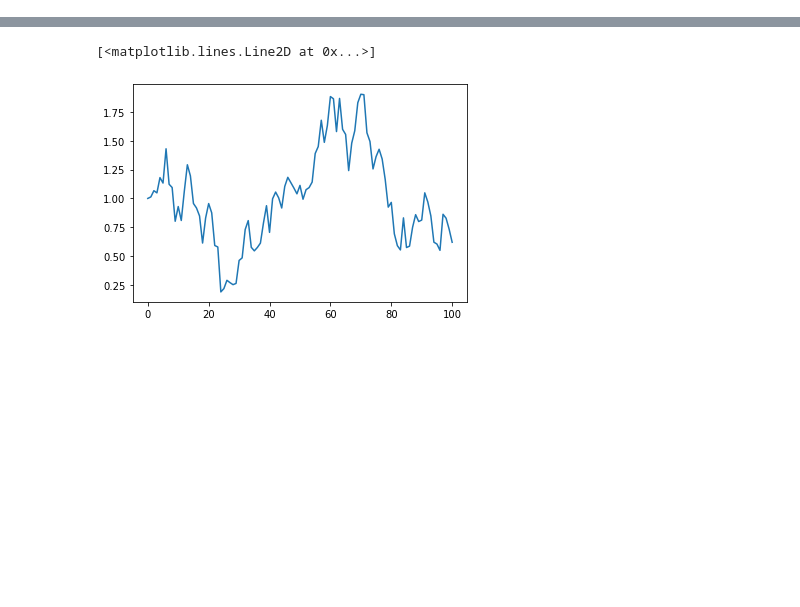
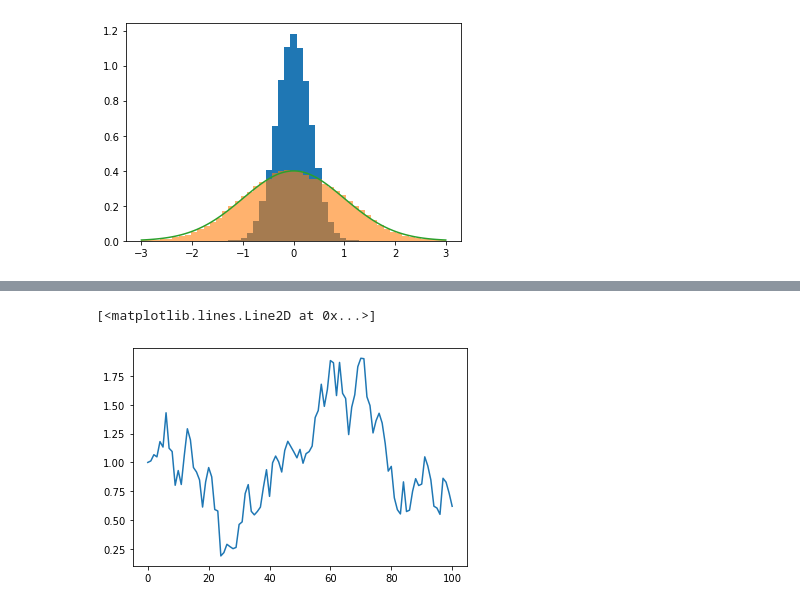
Before and after one commit to phillipmurray/DL_integrated_variance, a Jupyter notebook: notebooks/Untitled.ipynb, the cells around one changed output, grey strips where cells are left out. Drawn from its saved outputs; the diff is of its cells as text; code cells hidden in the pictures; blank space fills up the shorter version.

```diff
--- a/notebooks/Untitled.ipynb
+++ b/notebooks/Untitled.ipynb
@@ -28,3 +32,14 @@ iv = iv.squeeze()
+# %%
+from scipy.stats import norm
+
+true_iv = X.integrated_variance()
+tt = np.linspace(-3.0, 3.0, 100)
+plt.hist(X.get_norm_increments(), bins=np.linspace(-3,3,50), density=True)
+plt.hist(z, bins=np.linspace(-3,3,50), alpha=0.6, density=True)
+plt.plot(x, norm.pdf(tt, 0.0, 1.0))
+plt.show()
+# %% [output]
+[figure, added]
 # %%
 np.mean(iv)
 #plt.hist(iv, bins = 20)
```
Also changed, not shown: parts of 7 cells of this notebook, 2 other files.
